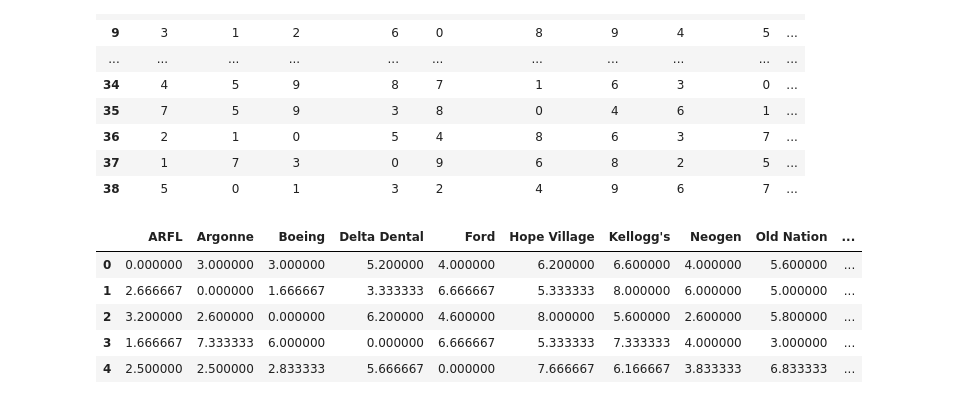
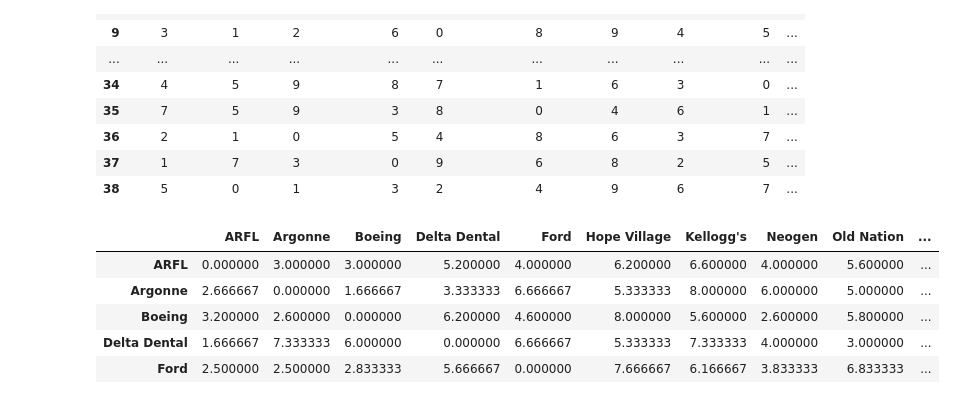
Before and after one commit to msu-cmse-courses/cmse495-SS22, a Jupyter notebook: TeamOldNation_DistanceMetrics.ipynb, the cells around one changed output. Saved outputs shown, nothing was run; the diff lists cells and outputs as text; code cells hidden in the pictures.

```diff
--- a/TeamOldNation_DistanceMetrics.ipynb
+++ b/TeamOldNation_DistanceMetrics.ipynb
@@ -32,20 +34,21 @@ df
 # %%
 temp = np.zeros([10,10])
 for i in range(len(df.columns)):
     col1 = df.columns[i]
     for j in range(len(df.columns)):
         col2 = df.columns[j]
         temp[i][j] = np.sum(df[df[col1]==0][col2])/len(df[df[col1]==0][col2])
 
 data = pd.DataFrame(temp, columns=df.columns)
+data = data.set_index(data.columns)
 data.head()
 # %% [output]
 |  | ARFL | Argonne | Boeing | Delta Dental | Ford | Hope Village | Kellogg's | Neogen | Old Nation | ... |
-| 0 | 0.000000 | 3.000000 | 3.000000 | 5.200000 | 4.000000 | 6.200000 | 6.600000 | 4.000000 | 5.600000 | ... |
-| 1 | 2.666667 | 0.000000 | 1.666667 | 3.333333 | 6.666667 | 5.333333 | 8.000000 | 6.000000 | 5.000000 | ... |
-| 2 | 3.200000 | 2.600000 | 0.000000 | 6.200000 | 4.600000 | 8.000000 | 5.600000 | 2.600000 | 5.800000 | ... |
-| 3 | 1.666667 | 7.333333 | 6.000000 | 0.000000 | 6.666667 | 5.333333 | 7.333333 | 4.000000 | 3.000000 | ... |
-| 4 | 2.500000 | 2.500000 | 2.833333 | 5.666667 | 0.000000 | 7.666667 | 6.166667 | 3.833333 | 6.833333 | ... |
+| ARFL | 0.000000 | 3.000000 | 3.000000 | 5.200000 | 4.000000 | 6.200000 | 6.600000 | 4.000000 | 5.600000 | ... |
+| Argonne | 2.666667 | 0.000000 | 1.666667 | 3.333333 | 6.666667 | 5.333333 | 8.000000 | 6.000000 | 5.000000 | ... |
+| Boeing | 3.200000 | 2.600000 | 0.000000 | 6.200000 | 4.600000 | 8.000000 | 5.600000 | 2.600000 | 5.800000 | ... |
+| Delta Dental | 1.666667 | 7.333333 | 6.000000 | 0.000000 | 6.666667 | 5.333333 | 7.333333 | 4.000000 | 3.000000 | ... |
+| Ford | 2.500000 | 2.500000 | 2.833333 | 5.666667 | 0.000000 | 7.666667 | 6.166667 | 3.833333 | 6.833333 | ... |
 # %%
 data_dist = sym.Matrix(pairwise_distances(data))
 data_dist[3,3] = 0.0 #this was essentially 0 but rounding errors made it larger
```
Also changed, not shown: parts of 4 cells of this notebook.
